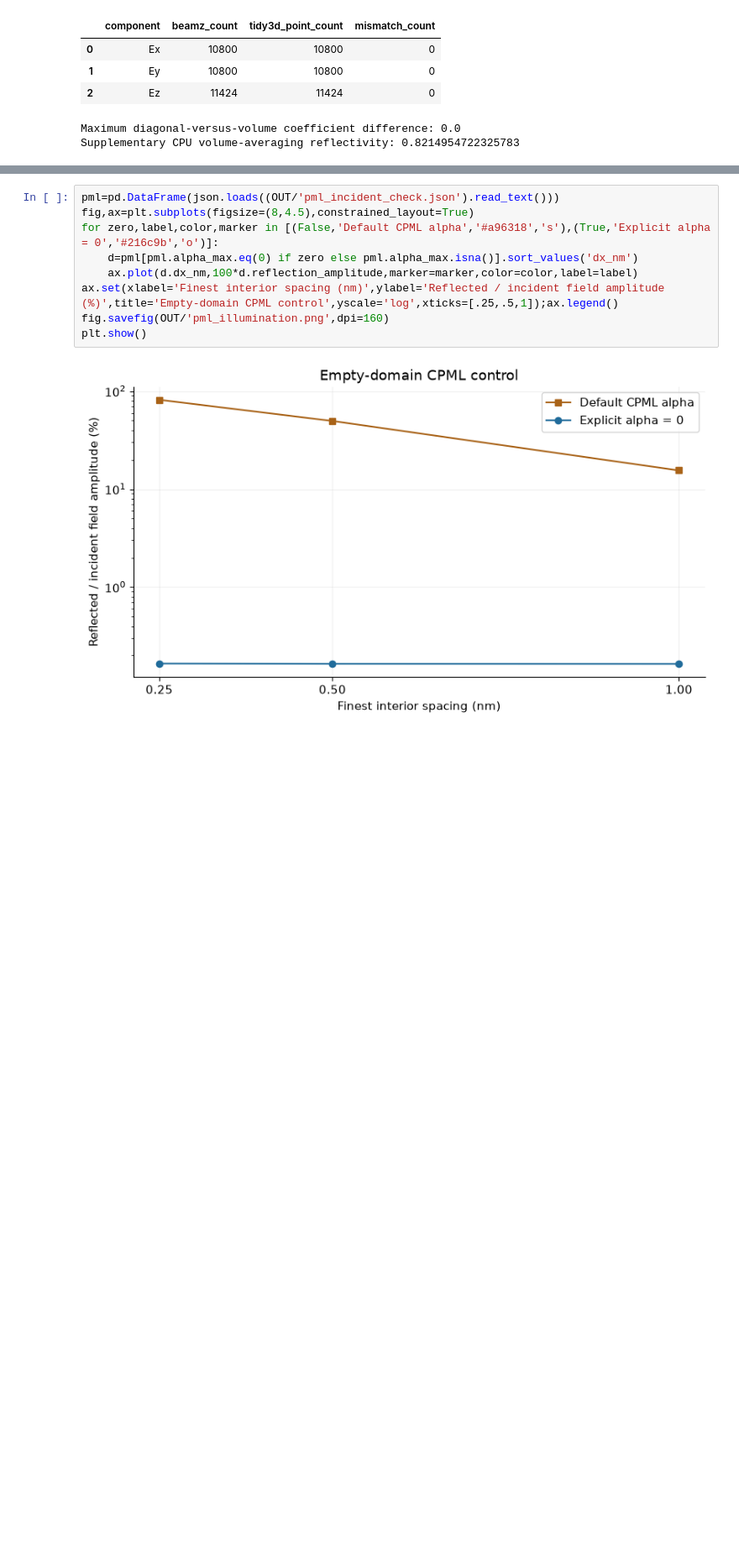
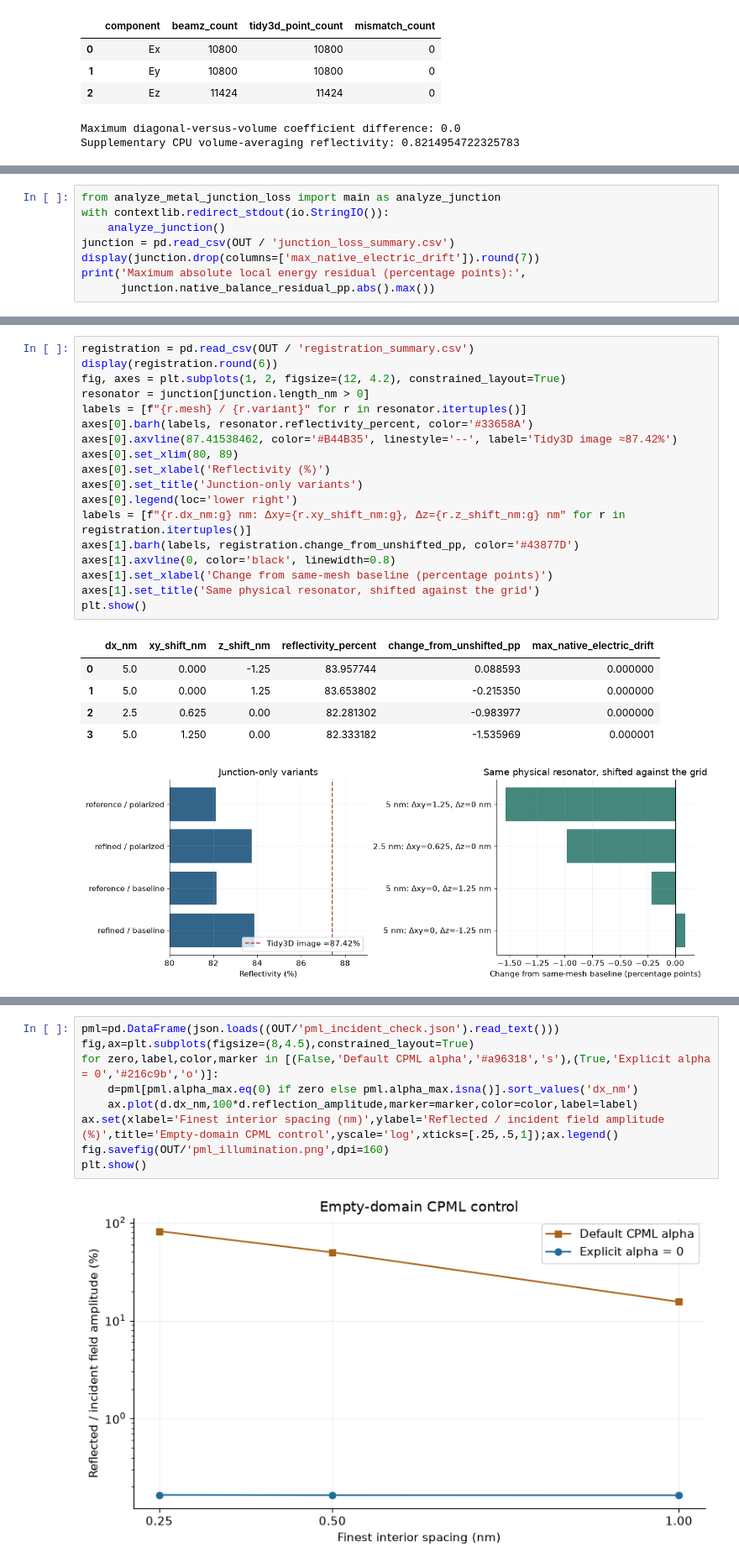
Before and after one commit to cdaunt/beamz, a Jupyter notebook: examples/notebooks/metal_solver_benchmarks.ipynb, the cells around one changed output, grey strips where cells are left out. Shown at 84% size. Drawn from its saved outputs; the diff is of its cells as text; blank space fills up the shorter version.

Commit message:
Isolate metal junction loss and grid registration sensitivity

```diff
--- a/examples/notebooks/metal_solver_benchmarks.ipynb
+++ b/examples/notebooks/metal_solver_benchmarks.ipynb
@@ -196,0 +205,8 @@ Supplementary CPU volume-averaging reflectivity: 0.8214954722325783
+# %%
+from analyze_metal_junction_loss import main as analyze_junction
+with contextlib.redirect_stdout(io.StringIO()):
+    analyze_junction()
+junction = pd.read_csv(OUT / 'junction_loss_summary.csv')
+display(junction.drop(columns=['max_native_electric_drift']).round(7))
+print('Maximum absolute local energy residual (percentage points):',
+      junction.native_balance_residual_pp.abs().max())
@@ -197 +223,26 @@ Supplementary CPU volume-averaging reflectivity: 0.8214954722325783
+# %%
+registration = pd.read_csv(OUT / 'registration_summary.csv')
+display(registration.round(6))
+fig, axes = plt.subplots(1, 2, figsize=(12, 4.2), constrained_layout=True)
+resonator = junction[junction.length_nm > 0]
+labels = [f"{r.mesh} / {r.variant}" for r in resonator.itertuples()]
+axes[0].barh(labels, resonator.reflectivity_percent, color='#33658A')
+axes[0].axvline(87.41538462, color='#B44B35', linestyle='--', label='Tidy3D image ≈87.42%')
+axes[0].set_xlim(80, 89)
+axes[0].set_xlabel('Reflectivity (%)')
+axes[0].set_title('Junction-only variants')
+axes[0].legend(loc='lower right')
+labels = [f"{r.dx_nm:g} nm: Δxy={r.xy_shift_nm:g}, Δz={r.z_shift_nm:g} nm" for r in registration.itertuples()]
+axes[1].barh(labels, registration.change_from_unshifted_pp, color='#43877D')
+axes[1].axvline(0, color='black', linewidth=0.8)
+axes[1].set_xlabel('Change from same-mesh baseline (percentage points)')
+axes[1].set_title('Same physical resonator, shifted against the grid')
+plt.show()
+# %% [output]
+|  | dx_nm | xy_shift_nm | z_shift_nm | reflectivity_percent | change_from_unshifted_pp | max_native_electric_drift |
+| 0 | 5.0 | 0.000 | -1.25 | 83.957744 | 0.088593 | 0.000000 |
+| 1 | 5.0 | 0.000 | 1.25 | 83.653802 | -0.215350 | 0.000000 |
+| 2 | 2.5 | 0.625 | 0.00 | 82.281302 | -0.983977 | 0.000000 |
+| 3 | 5.0 | 1.250 | 0.00 | 82.333182 | -1.535969 | 0.000001 |
+[figure, added]
 # %% [markdown]
```
Also changed, not shown: parts of 5 cells of this notebook, 28 other files.
